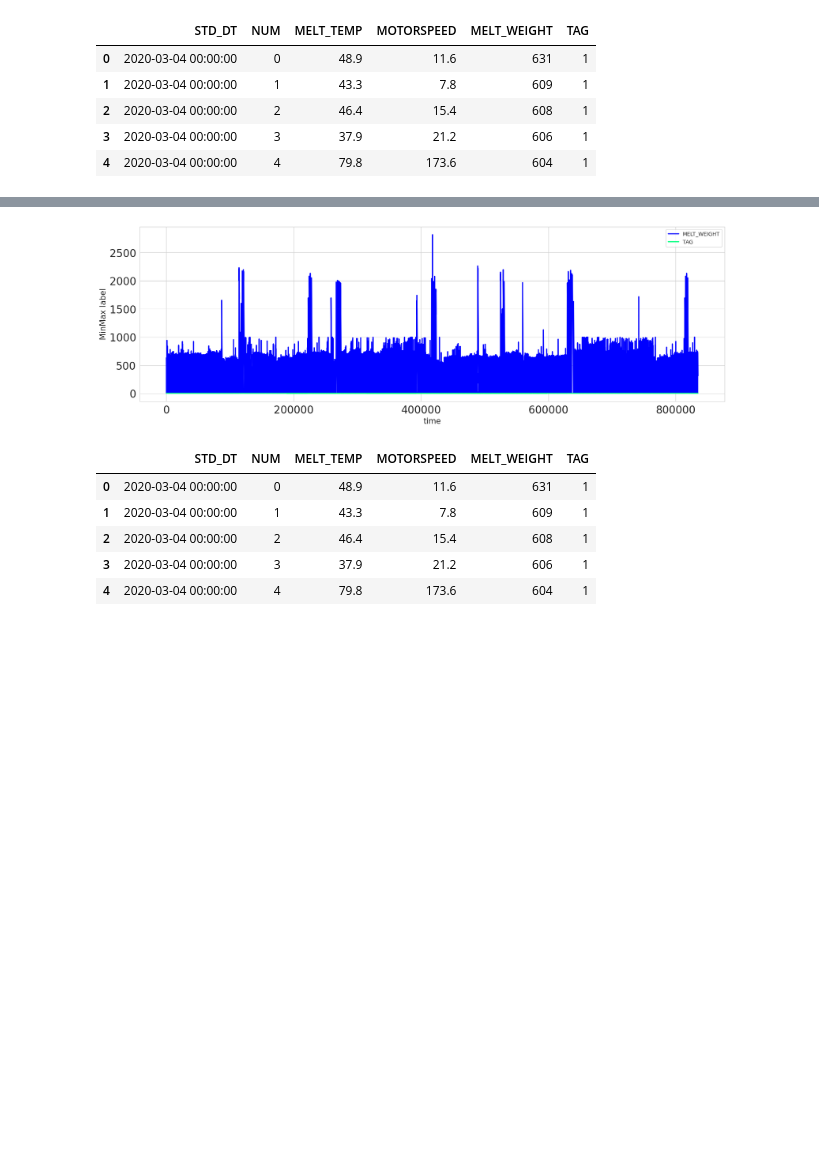
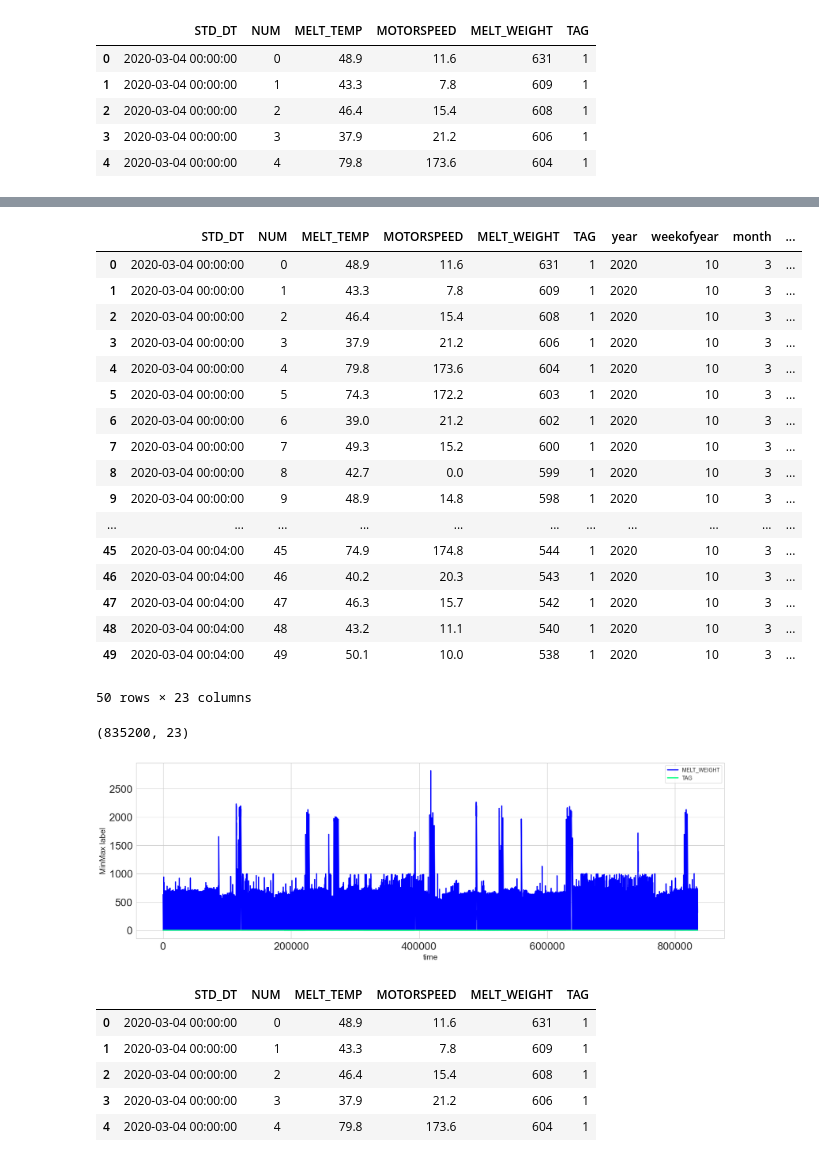
Before and after one commit to min0355/mx_competition, a Jupyter notebook: code/think_algorithm.ipynb, the cells around one changed output, grey strips where cells are left out. Saved outputs shown, nothing was run; the diff lists cells and outputs as text; code cells hidden in the pictures; blank space fills up the shorter version.

```diff
--- a/code/think_algorithm.ipynb
+++ b/code/think_algorithm.ipynb
@@ -164,0 +186,3 @@ df.head()
+# %%
+df['STD_DT'] = df['STD_DT'].apply(lambda x: datetime.strptime(str(x), '%Y-%m-%d %H:%M:%S'))
+# df.set_index('STD_DT', inplace=True)
@@ -164,0 +214,23 @@ df.head()
+# %%
+def generate_features(df):
+    df.loc[:, 'year'] = df['STD_DT'].dt.year
+    df.loc[:, 'weekofyear'] = df['STD_DT'].dt.weekofyear
+    df.loc[:, 'month'] = df['STD_DT'].dt.month
+    df.loc[:, 'dayofweek'] = df['STD_DT'].dt.dayofweek
+    df.loc[:, 'weekday'] = (df['STD_DT'].dt.weekday >=5).astype(int)
+#     df.loc[:, 'hour'] = df['STD_DT'].dt.hour
+#     df.loc[:, 'min'] = df['STD_DT'].dt.mimute
+
+    aggs = {}
+    aggs['month'] = ['nunique', 'mean']
+    aggs['weekofyear'] = ['nunique', 'mean']
+    aggs['NUM'] = ['size']
+    aggs['NUM'] = ['nunique']
+
+    agg_df = df.groupby('NUM').agg(aggs)
+    agg_df = agg_df.reset_index()
+
+    return agg_df
+# %%
+df1 = generate_features(df)
+df1.head()
@@ -165,10 +245,36 @@ df.head()
+# %%
+df = pd.concat([df, df1], axis=1)
+df.head(50)
+# %% [output]
+|  | STD_DT | NUM | MELT_TEMP | MOTORSPEED | MELT_WEIGHT | TAG | year | weekofyear | month | ... |
+| 0 | 2020-03-04 00:00:00 | 0 | 48.9 | 11.6 | 631 | 1 | 2020 | 10 | 3 | ... |
+| 1 | 2020-03-04 00:00:00 | 1 | 43.3 | 7.8 | 609 | 1 | 2020 | 10 | 3 | ... |
+| 2 | 2020-03-04 00:00:00 | 2 | 46.4 | 15.4 | 608 | 1 | 2020 | 10 | 3 | ... |
+| 3 | 2020-03-04 00:00:00 | 3 | 37.9 | 21.2 | 606 | 1 | 2020 | 10 | 3 | ... |
+| 4 | 2020-03-04 00:00:00 | 4 | 79.8 | 173.6 | 604 | 1 | 2020 | 10 | 3 | ... |
+| 5 | 2020-03-04 00:00:00 | 5 | 74.3 | 172.2 | 603 | 1 | 2020 | 10 | 3 | ... |
+| 6 | 2020-03-04 00:00:00 | 6 | 39.0 | 21.2 | 602 | 1 | 2020 | 10 | 3 | ... |
+| 7 | 2020-03-04 00:00:00 | 7 | 49.3 | 15.2 | 600 | 1 | 2020 | 10 | 3 | ... |
+| 8 | 2020-03-04 00:00:00 | 8 | 42.7 | 0.0 | 599 | 1 | 2020 | 10 | 3 | ... |
+| 9 | 2020-03-04 00:00:00 | 9 | 48.9 | 14.8 | 598 | 1 | 2020 | 10 | 3 | ... |
+| ... | ... | ... | ... | ... | ... | ... | ... | ... | ... | ... |
+| 45 | 2020-03-04 00:04:00 | 45 | 74.9 | 174.8 | 544 | 1 | 2020 | 10 | 3 | ... |
+| 46 | 2020-03-04 00:04:00 | 46 | 40.2 | 20.3 | 543 | 1 | 2020 | 10 | 3 | ... |
+| 47 | 2020-03-04 00:04:00 | 47 | 46.3 | 15.7 | 542 | 1 | 2020 | 10 | 3 | ... |
+| 48 | 2020-03-04 00:04:00 | 48 | 43.2 | 11.1 | 540 | 1 | 2020 | 10 | 3 | ... |
+| 49 | 2020-03-04 00:04:00 | 49 | 50.1 | 10.0 | 538 | 1 | 2020 | 10 | 3 | ... |
+50 rows × 23 columns
+# %%
+df.shape
+# %% [output]
+(835200, 23)
 # %%
 df[['MELT_WEIGHT', 'TAG']].plot(kind='line', figsize=(20,6), linewidth=2, fontsize=20, colormap='winter')
 plt.xlabel('time', fontsize=15)
 plt.ylabel('MinMax label', fontsize=15)
 plt.show()
 # %% [output]
-[figure, old version]
+[figure, new version]
 # %%
 df.head()
 # %% [output]
```
Also changed, not shown: parts of 18 cells of this notebook.
